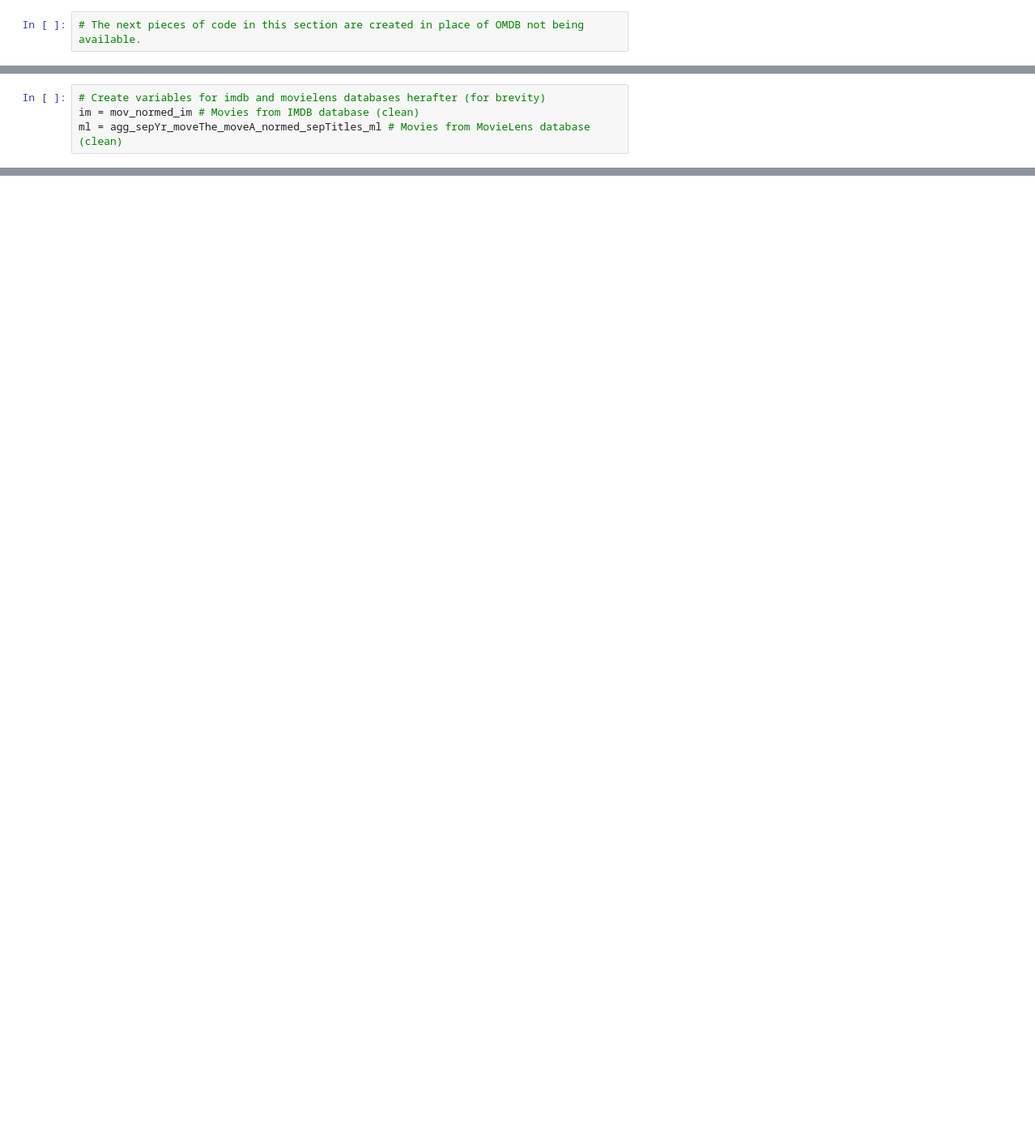
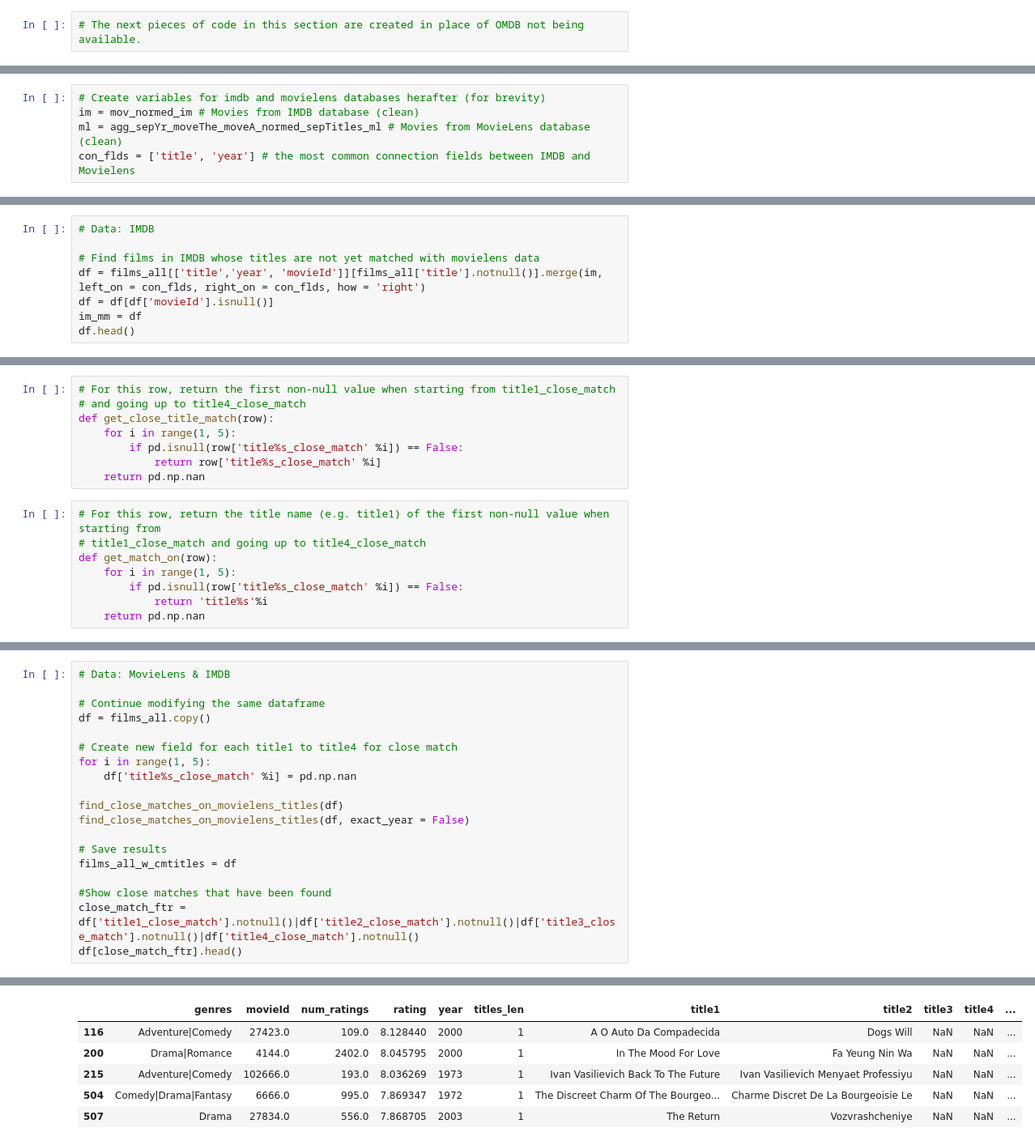
Before and after one commit to bartstonejjj/Data-Science, a Jupyter notebook: LAF/Film Recommendation Engine.ipynb, the cells around one changed output, grey strips where cells are left out. Shown at 81% size. Saved outputs shown, nothing was run; the diff lists cells and outputs as text; blank space fills up the shorter version.

```diff
--- a/LAF/Film Recommendation Engine.ipynb
+++ b/LAF/Film Recommendation Engine.ipynb
@@ -316,3 +330,4 @@ memory usage: 5.3+ MB
 # Create variables for imdb and movielens databases herafter (for brevity)
 im = mov_normed_im # Movies from IMDB database (clean)
 ml = agg_sepYr_moveThe_moveA_normed_sepTitles_ml # Movies from MovieLens database (clean)
+con_flds = ['title', 'year'] # the most common connection fields between IMDB and Movielens
@@ -493,0 +402,8 @@ ml_mm_im_matches.to_excel('close_matches_for_movielens_with_imdb.xls')
+# %%
+# Data: IMDB
+
+# Find films in IMDB whose titles are not yet matched with movielens data
+df = films_all[['title','year', 'movieId']][films_all['title'].notnull()].merge(im, left_on = con_flds, right_on = con_flds, how = 'right')
+df = df[df['movieId'].isnull()]
+im_mm = df
+df.head()
@@ -493,0 +417,16 @@ ml_mm_im_matches.to_excel('close_matches_for_movielens_with_imdb.xls')
+# %%
+# For this row, return the first non-null value when starting from title1_close_match
+# and going up to title4_close_match
+def get_close_title_match(row):
+    for i in range(1, 5):
+        if pd.isnull(row['title%s_close_match' %i]) == False:
+            return row['title%s_close_match' %i]
+    return pd.np.nan
+# %%
+# For this row, return the title name (e.g. title1) of the first non-null value when starting from
+# title1_close_match and going up to title4_close_match
+def get_match_on(row):
+    for i in range(1, 5):
+        if pd.isnull(row['title%s_close_match' %i]) == False:
+            return 'title%s'%i
+    return pd.np.nan
@@ -493,0 +488,20 @@ ml_mm_im_matches.to_excel('close_matches_for_movielens_with_imdb.xls')
+# %%
+# Data: MovieLens & IMDB
+
+# Continue modifying the same dataframe
+df = films_all.copy()
+
+# Create new field for each title1 to title4 for close match
+for i in range(1, 5):
+    df['title%s_close_match' %i] = pd.np.nan
+
+find_close_matches_on_movielens_titles(df)
+find_close_matches_on_movielens_titles(df, exact_year = False)
+
+# Save results
+films_all_w_cmtitles = df
+
+#Show close matches that have been found
+close_match_ftr = df['title1_close_match'].notnull()|df['title2_close_match'].notnull()|df['title3_close_match'].notnull()|df['title4_close_match'].notnull()
+df[close_match_ftr].head()
+# %% [output]
@@ -493,0 +525,6 @@ ml_mm_im_matches.to_excel('close_matches_for_movielens_with_imdb.xls')
+|  | genres | movieId | num_ratings | rating | year | titles_len | title1 | title2 | title3 | title4 | ... |
+| 116 | Adventure|Comedy | 27423.0 | 109.0 | 8.128440 | 2000 | 1 | A O Auto Da Compadecida | Dogs Will | NaN | NaN | ... |
+| 200 | Drama|Romance | 4144.0 | 2402.0 | 8.045795 | 2000 | 1 | In The Mood For Love | Fa Yeung Nin Wa | NaN | NaN | ... |
+| 215 | Adventure|Comedy | 102666.0 | 193.0 | 8.036269 | 1973 | 1 | Ivan Vasilievich Back To The Future | Ivan Vasilievich Menyaet Professiyu | NaN | NaN | ... |
+| 504 | Comedy|Drama|Fantasy | 6666.0 | 995.0 | 7.869347 | 1972 | 1 | The Discreet Charm Of The Bourgeo... | Charme Discret De La Bourgeoisie Le | NaN | NaN | ... |
+| 507 | Drama | 27834.0 | 556.0 | 7.868705 | 2003 | 1 | The Return | Vozvrashcheniye | NaN | NaN | ... |
```
Also changed, not shown: parts of 23 cells of this notebook.
